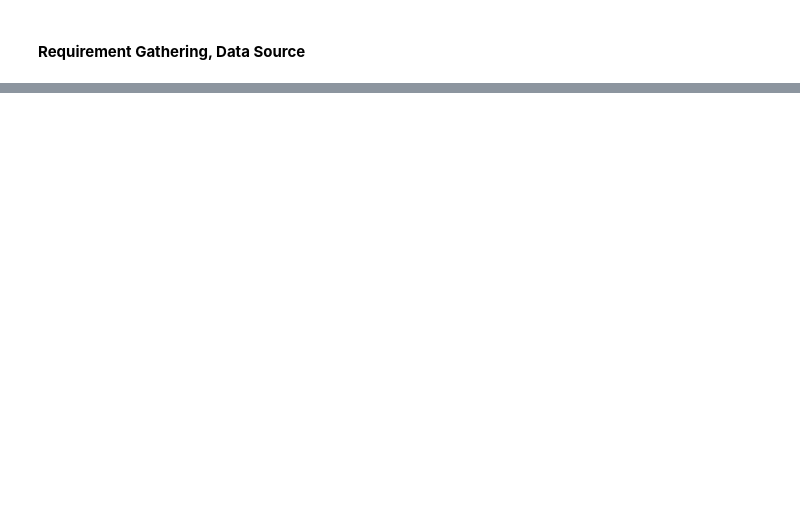
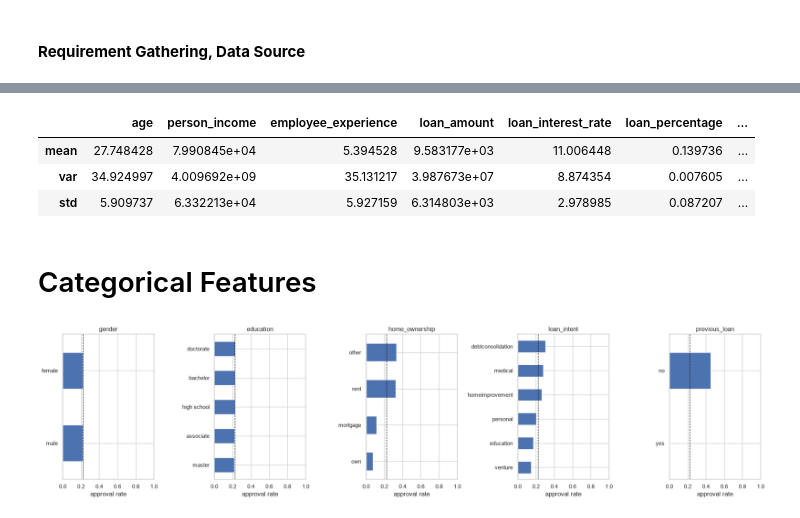
Before and after one commit to th3realAyo/loan_approval_classification, a Jupyter notebook: loan_approval_classification_model.ipynb, the cells around one changed output, grey strips where cells are left out. Saved outputs shown, nothing was run; the diff lists cells and outputs as text; code cells hidden in the pictures; blank space fills up the shorter version.

```diff
--- a/loan_approval_classification_model.ipynb
+++ b/loan_approval_classification_model.ipynb
@@ -682,0 +289,23 @@ loan_df.groupby("loan_status")["loan_percentage"].describe()
+# %%
+numerical_summary = loan_df[NUMERIC_COLS].agg(["mean", "var", "std"])
+numerical_summary
+# %% [output]
+|  | age | person_income | employee_experience | loan_amount | loan_interest_rate | loan_percentage | ... |
+| mean | 27.748428 | 7.990845e+04 | 5.394528 | 9.583177e+03 | 11.006448 | 0.139736 | ... |
+| var | 34.924997 | 4.009692e+09 | 35.131217 | 3.987673e+07 | 8.874354 | 0.007605 | ... |
+| std | 5.909737 | 6.332213e+04 | 5.927159 | 6.314803e+03 | 2.978985 | 0.087207 | ... |
+# %% [markdown]
+# Categorical Features
+# %%
+base_rate = loan_df[TARGET].mean()
+
+fig, axes = plt.subplots(1, len(CATEGORICAL_COLS), figsize=(20, 5))
+for ax, col in zip(axes, CATEGORICAL_COLS, strict=True):
+    rate = loan_df.groupby(col)[TARGET].mean().sort_values()
+    rate.plot.barh(ax=ax)
+    ax.axvline(base_rate, ls="--", c="k", lw=1)
+    ax.set(title=col, xlabel="approval rate", ylabel="", xlim=(0, 1))
+fig.tight_layout()
+plt.show()
+# %% [output]
+[figure, added]
```
Also changed, not shown: parts of 92 cells of this notebook.
